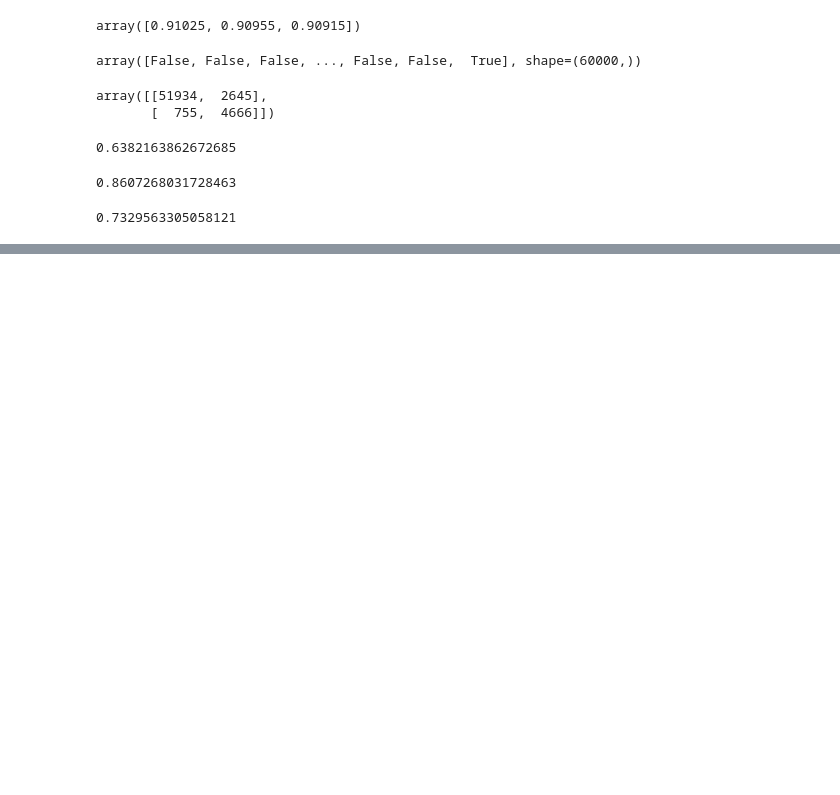
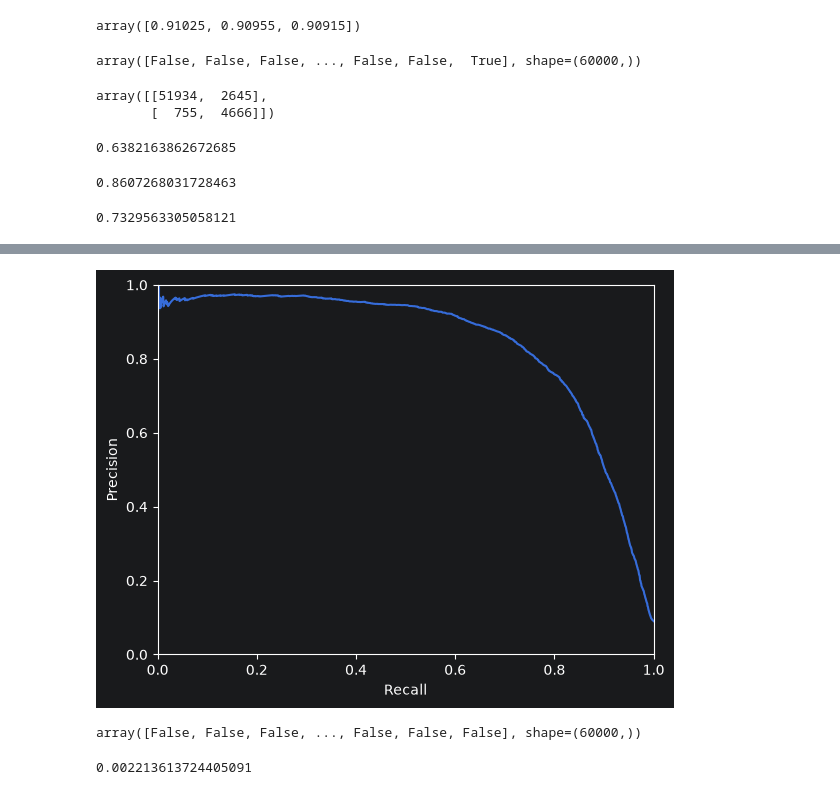
Before and after one commit to atharvapaudwal2006-collab/AIML_oreilly, a Jupyter notebook: classifiaction/mnist.ipynb, the cells around one changed output, grey strips where cells are left out. Cells and saved outputs as stored; diff of their text form; code cells hidden in the pictures; blank space fills up the shorter version.

```diff
--- a/classifiaction/mnist.ipynb
+++ b/classifiaction/mnist.ipynb
@@ -138,0 +188,16 @@ f1_score(y_train_5,y_train_pred)
+# %%
+# plotting recall and precision
+sns.lineplot(x=recalls,y=precisions)
+plt.xlabel("Recall")
+plt.ylabel("Precision")
+plt.ylim([0,1])
+plt.xlim([0,1])
+plt.show()
+# %% [output]
+[figure, added]
+# %%
+# precision classifier
+y_train_pred_90=(y_scores>25000)
+y_train_pred_90
+# %% [output]
+array([False, False, False, ..., False, False, False], shape=(60000,))
@@ -138,0 +207,5 @@ f1_score(y_train_5,y_train_pred)
+# %%
+# recall score
+recall_score(y_train_5,y_train_pred_90)
+# %% [output]
+0.002213613724405091
```
Also changed, not shown: parts of 8 cells of this notebook.
